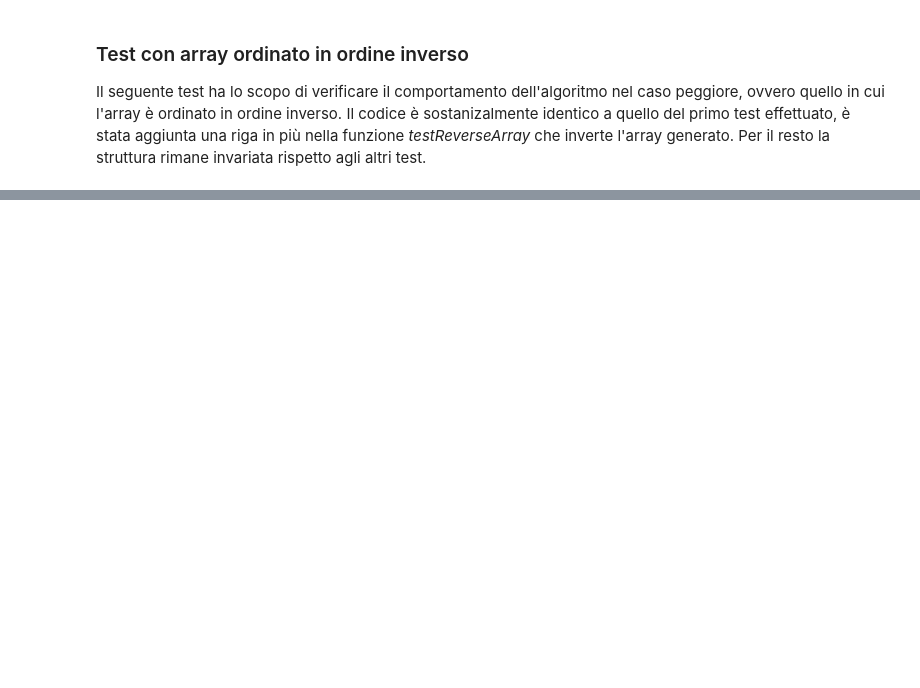
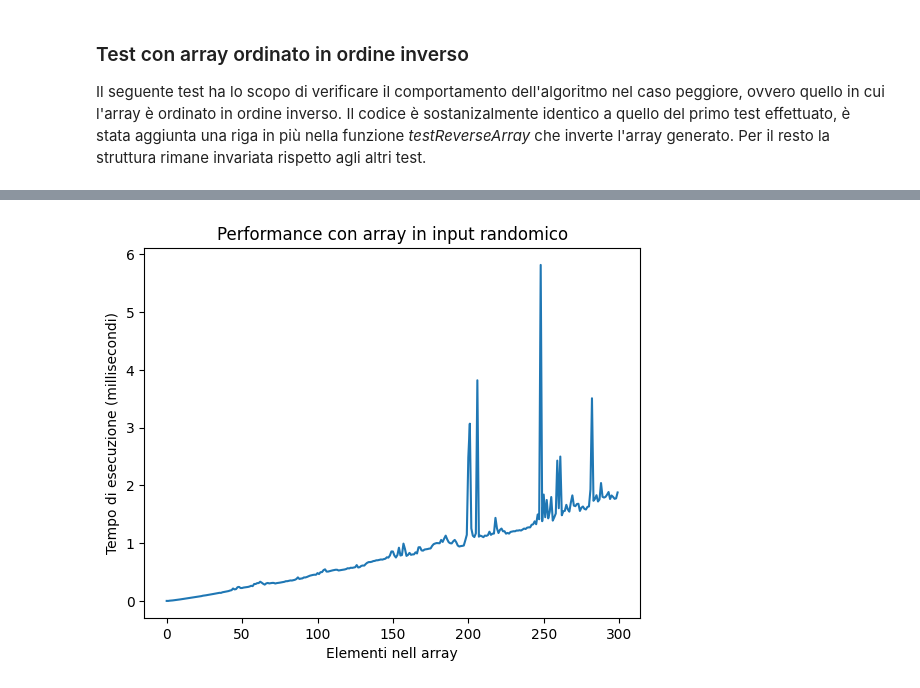
Before and after one commit to digesaremarco/Lab_Algo_Ex_B, a Jupyter notebook: Algoritmi di ordinamento.ipynb, the cells around one changed output, grey strips where cells are left out. Drawn from its saved outputs; the diff is of its cells as text; code cells hidden in the pictures; blank space fills up the shorter version.

Commit message:
created tests for merge-sort. created a chapter on performance analyses. created a chapter on conclusions.

```diff
--- a/Algoritmi di ordinamento.ipynb
+++ b/Algoritmi di ordinamento.ipynb
@@ -246,0 +252,42 @@ avgTestReverse()
+# %%
+def testMergeSort():
+    times = []
+    elements = []
+    for i in range(300):
+        array = np.random.randint(200, size=i) #random array
+        start = timer()
+        merge_sort(array)
+        end = timer()
+        time = (end - start) * 1000 #milliseconds
+        times.append(time)
+        elements.append(i)
+    return times, elements
+
+def avgTestMerge():
+    timesAdd = []
+    elementsAdd = []
+    avgTimesAdd = []
+    avgElementsAdd = []
+
+    # test add
+    for i in range(10):
+        time, element = testMergeSort()
+        timesAdd.append(time)
+        elementsAdd.append(element)
+    for i in range(len(timesAdd[0])):
+        avgTimesAdd.append(0)
+        avgElementsAdd.append(0)
+        for j in range(len(timesAdd)):
+            avgTimesAdd[i] += timesAdd[j][i]
+            avgElementsAdd[i] += elementsAdd[j][i]
+        avgTimesAdd[i] /= len(timesAdd)
+        avgElementsAdd[i] /= len(timesAdd)
+    plt.plot(avgElementsAdd, avgTimesAdd)
+    plt.xlabel('Elementi nell array')
+    plt.ylabel('Tempo di esecuzione (millisecondi)')
+    plt.title('Performance con array in input randomico')
+    plt.show()
+
+avgTestMerge()
+# %% [output]
+[figure, added]
```
Also changed, not shown: parts of 7 cells of this notebook.
